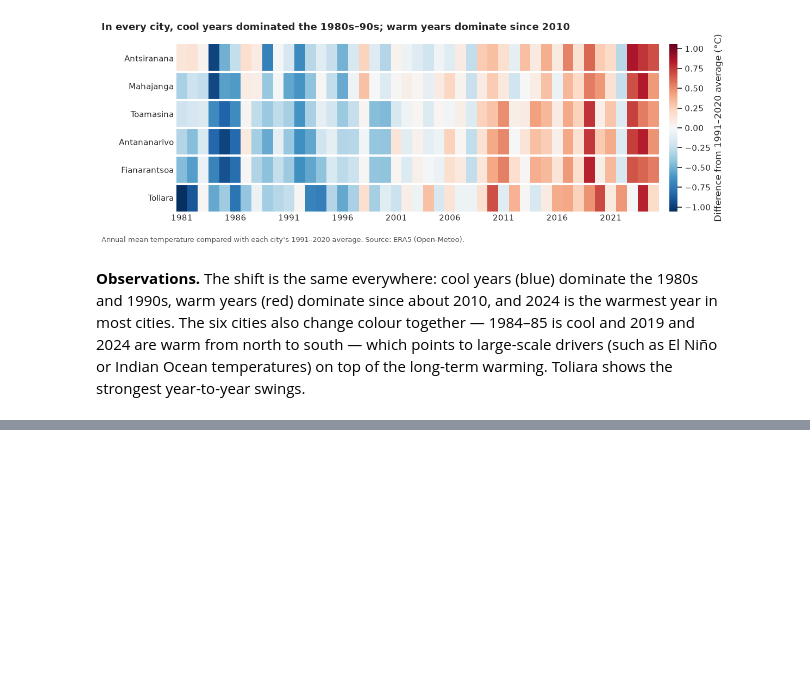
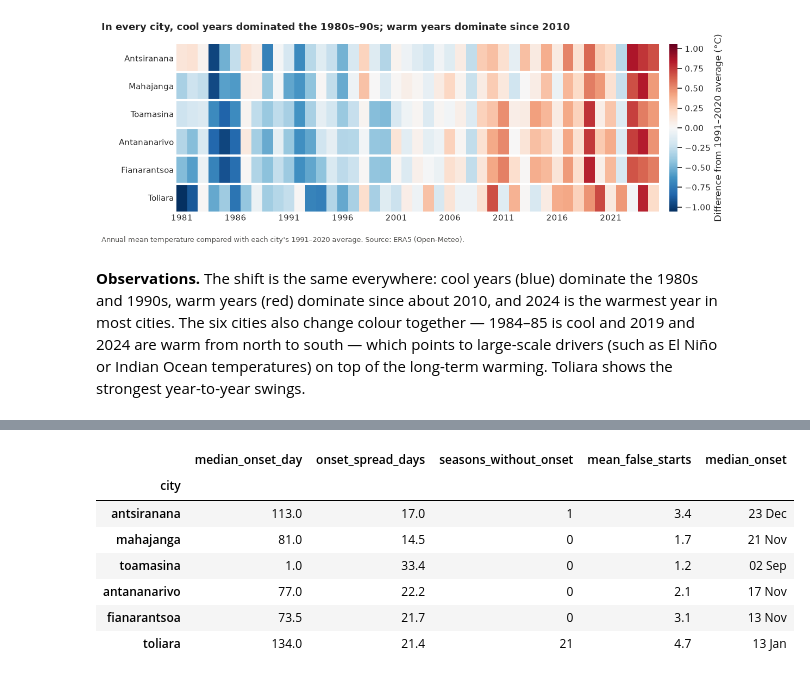
Before and after one commit to nirinaHelena/heather, a Jupyter notebook: notebooks/02_analysis.ipynb, the cells around one changed output, grey strips where cells are left out. Saved outputs shown, nothing was run; the diff lists cells and outputs as text; code cells hidden in the pictures; blank space fills up the shorter version.

```diff
--- a/notebooks/02_analysis.ipynb
+++ b/notebooks/02_analysis.ipynb
@@ -343,0 +412,22 @@ plt.show()
+# %%
+def day_to_date(d):
+    """Turn 'days after 1 September' into a readable date such as '28 Oct'."""
+    return (pd.Timestamp("2001-09-01") + pd.Timedelta(days=d)).strftime("%d %b") if pd.notna(d) else "—"
+
+season_summary = seasons.groupby("city").agg(
+    median_onset_day=("onset_day", "median"),
+    onset_spread_days=("onset_day", "std"),
+    seasons_without_onset=("onset_day", lambda s: s.isna().sum()),
+    mean_false_starts=("false_starts", "mean"),
+).loc[CITY_ORDER]
+season_summary["median_onset"] = season_summary["median_onset_day"].apply(day_to_date)
+season_summary.round(1)
+# %% [output]
+|  | median_onset_day | onset_spread_days | seasons_without_onset | mean_false_starts | median_onset |
+| city |  |  |  |  |  |
+| antsiranana | 113.0 | 17.0 | 1 | 3.4 | 23 Dec |
+| mahajanga | 81.0 | 14.5 | 0 | 1.7 | 21 Nov |
+| toamasina | 1.0 | 33.4 | 0 | 1.2 | 02 Sep |
+| antananarivo | 77.0 | 22.2 | 0 | 2.1 | 17 Nov |
+| fianarantsoa | 73.5 | 21.7 | 0 | 3.1 | 13 Nov |
+| toliara | 134.0 | 21.4 | 21 | 4.7 | 13 Jan |
```
Also changed, not shown: parts of 7 cells of this notebook, 1 other file.
